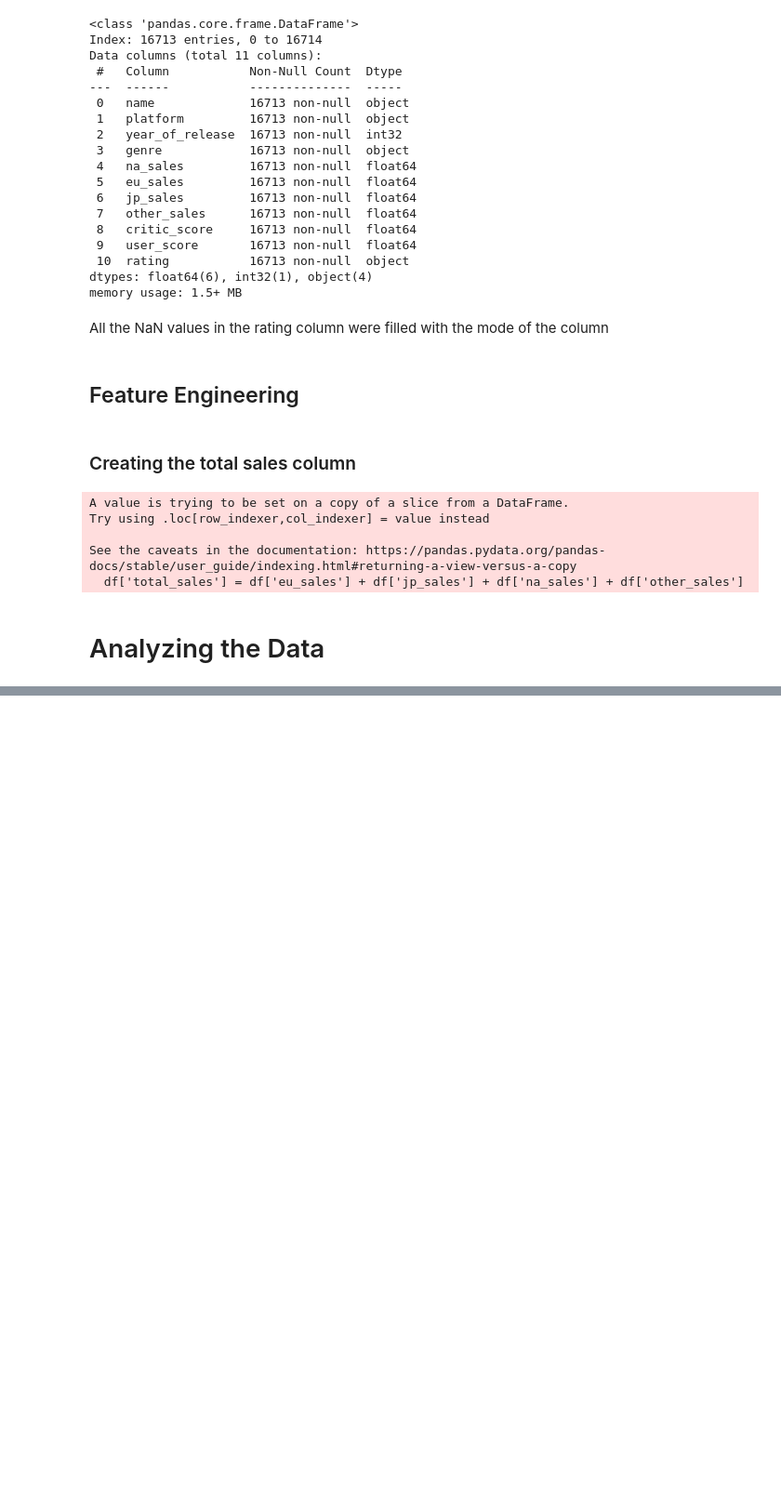
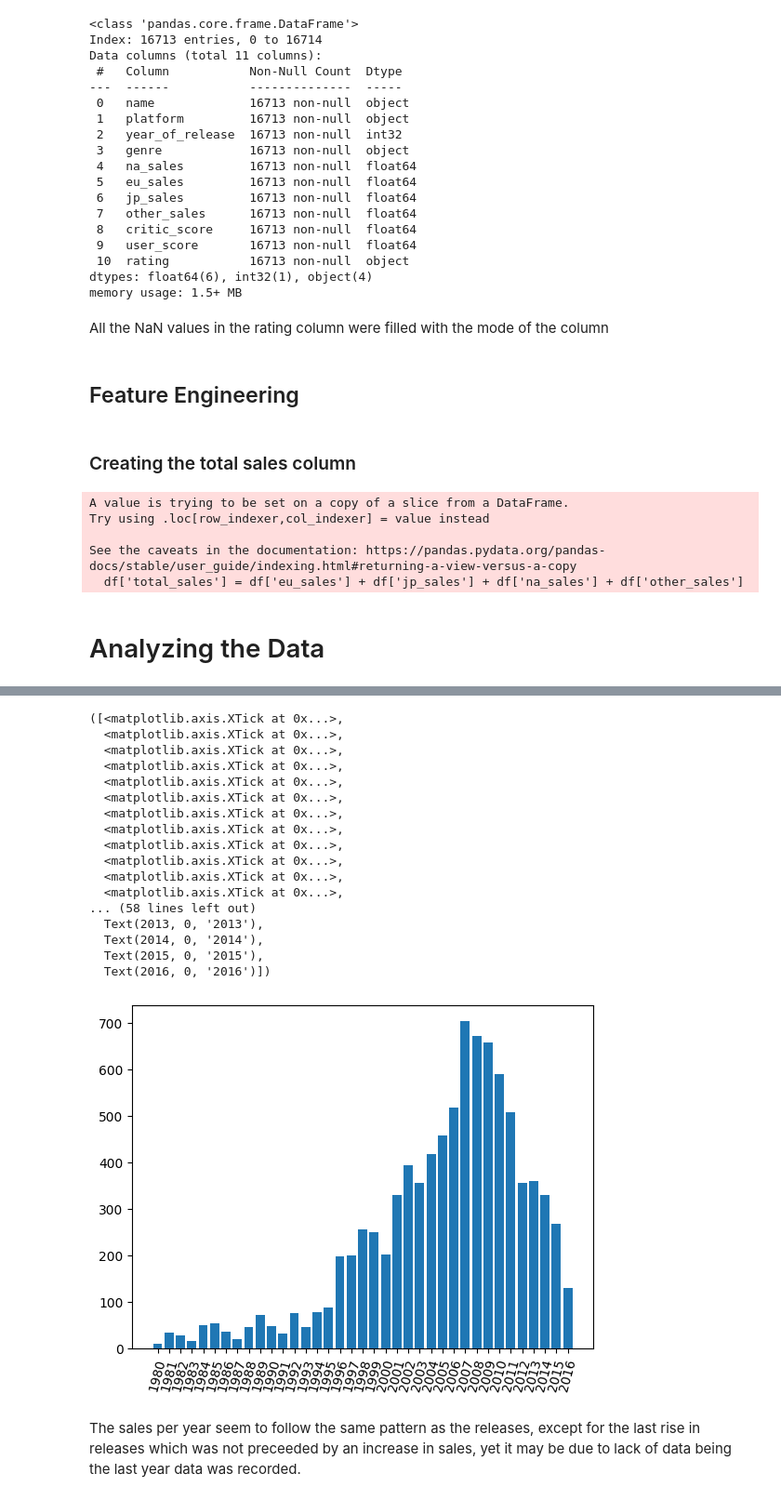
Before and after one commit to TirsoPaneque/integrated_project, a Jupyter notebook: notebooks/EDA.ipynb, the cells around one changed output, grey strips where cells are left out. Shown at 93% size. Cells and saved outputs as stored; diff of their text form; code cells hidden in the pictures; blank space fills up the shorter version.

Commit message:
Started analyzing the data. Stop middle way thru step 2 of the excercise guide

```diff
--- a/notebooks/EDA.ipynb
+++ b/notebooks/EDA.ipynb
@@ -346,0 +400,26 @@ See the caveats in the documentation: https://pandas.pydata.org/pandas-docs/stab
+# %%
+yearly_sales = df.groupby('year_of_release')['total_sales'].sum()
+# %%
+plt.bar(yearly_sales.reset_index()['year_of_release'], yearly_sales.reset_index()['total_sales'])
+plt.xticks(range(yearly_sales.index[0], yearly_sales.index[-1]+1), rotation=75)
+# %% [output]
+([<matplotlib.axis.XTick at 0x...>,
+  <matplotlib.axis.XTick at 0x...>,
+  <matplotlib.axis.XTick at 0x...>,
+  <matplotlib.axis.XTick at 0x...>,
+  <matplotlib.axis.XTick at 0x...>,
+  <matplotlib.axis.XTick at 0x...>,
+  <matplotlib.axis.XTick at 0x...>,
+  <matplotlib.axis.XTick at 0x...>,
+  <matplotlib.axis.XTick at 0x...>,
+  <matplotlib.axis.XTick at 0x...>,
+  <matplotlib.axis.XTick at 0x...>,
+  <matplotlib.axis.XTick at 0x...>,
+... (58 lines left out)
+  Text(2013, 0, '2013'),
+  Text(2014, 0, '2014'),
+  Text(2015, 0, '2015'),
+  Text(2016, 0, '2016')])
+[figure, added]
+# %% [markdown]
+The sales per year seem to follow the same pattern as the releases, except for the last rise in releases which was not preceeded by an increase in sales, yet it may be due to lack of data being the last year data was recorded.
```
Also changed, not shown: parts of 6 cells of this notebook.
